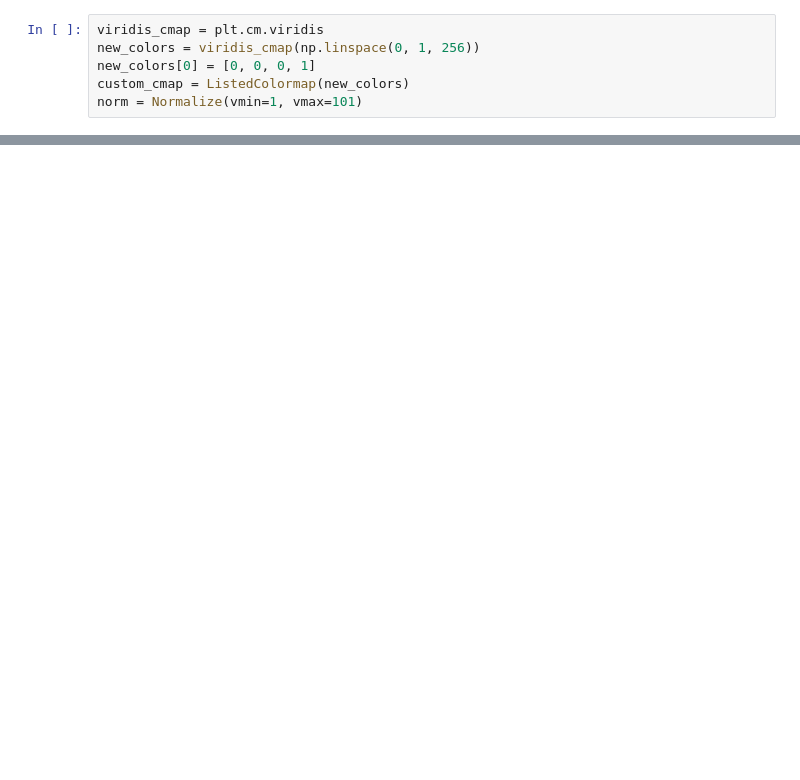
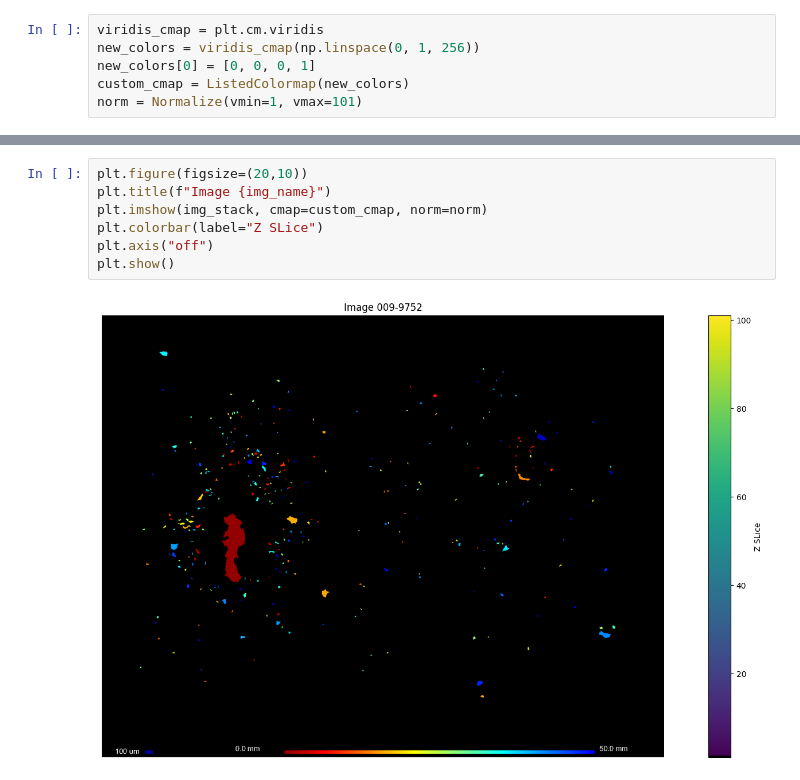
Before and after one commit to valee99/ML-project-2, a Jupyter notebook: visualisation.ipynb, the cells around one changed output, grey strips where cells are left out. Drawn from its saved outputs; the diff is of its cells as text; blank space fills up the shorter version.

```diff
--- a/visualisation.ipynb
+++ b/visualisation.ipynb
@@ -267,0 +599,9 @@ plt.show()
+# %%
+plt.figure(figsize=(20,10))
+plt.title(f"Image {img_name}")
+plt.imshow(img_stack, cmap=custom_cmap, norm=norm)
+plt.colorbar(label="Z SLice")
+plt.axis("off")
+plt.show()
+# %% [output]
+[figure, added]
```
Also changed, not shown: parts of 28 cells of this notebook.
